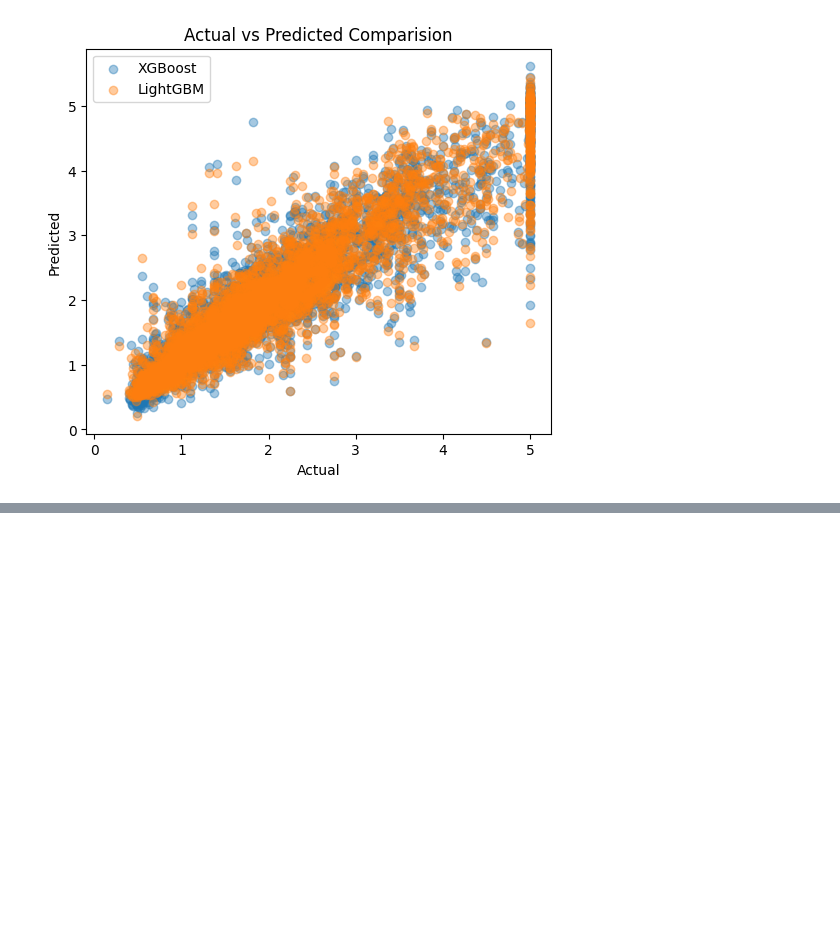
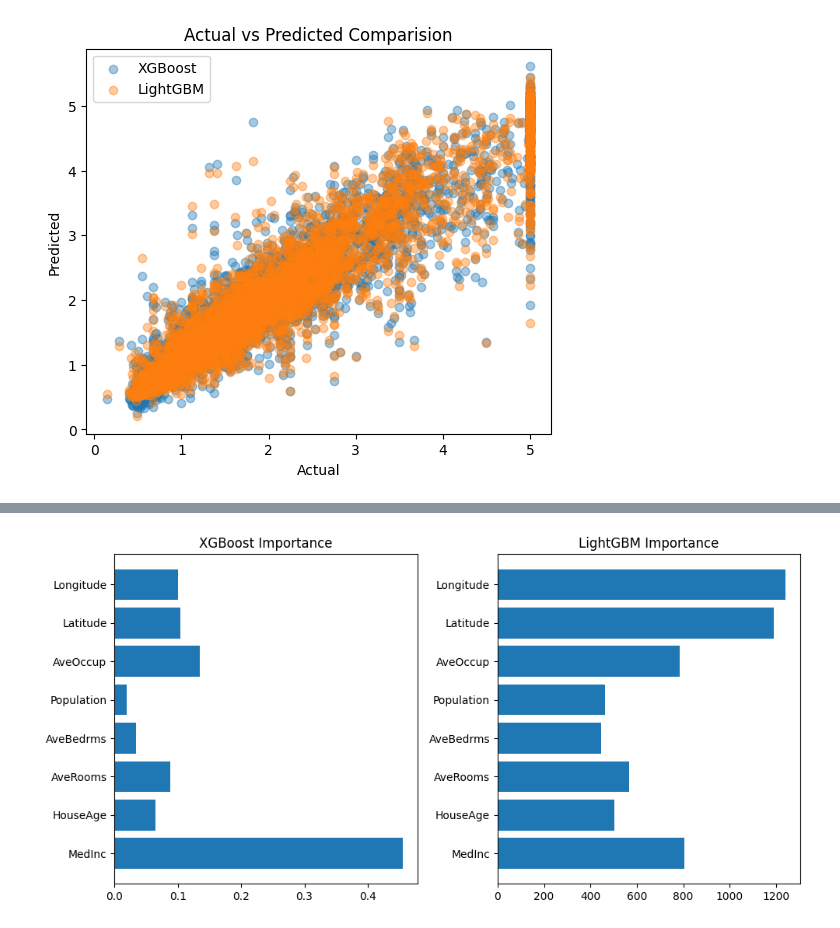
Before and after one commit to efforthye/human-ai, a Jupyter notebook: workspace/7-03) LightGBM vs XGBoost.ipynb, the cells around one changed output, grey strips where cells are left out. Saved outputs shown, nothing was run; the diff lists cells and outputs as text; code cells hidden in the pictures; blank space fills up the shorter version.

```diff
--- a/workspace/7-03) LightGBM vs XGBoost.ipynb
+++ b/workspace/7-03) LightGBM vs XGBoost.ipynb
@@ -133,0 +154,22 @@ plt.show()
+# %%
+# feature importance 비교
+
+# XGBoost 중요도
+xgb_importance = xgb_model.feature_importances_
+# LightGBM 중요도
+lgb_importance = lgb_model.feature_importances_
+
+# 그래프
+plt.figure(figsize=(10,5))
+plt.subplot(1,2,1)
+plt.barh(X.columns, xgb_importance)
+plt.title("XGBoost Importance")
+
+plt.subplot(1,2,2)
+plt.barh(X.columns, lgb_importance)
+plt.title("LightGBM Importance")
+
+plt.tight_layout()
+plt.show()
+# %% [output]
+[figure, added]
```
Also changed, not shown: parts of 1 cell of this notebook, 15 other files.
